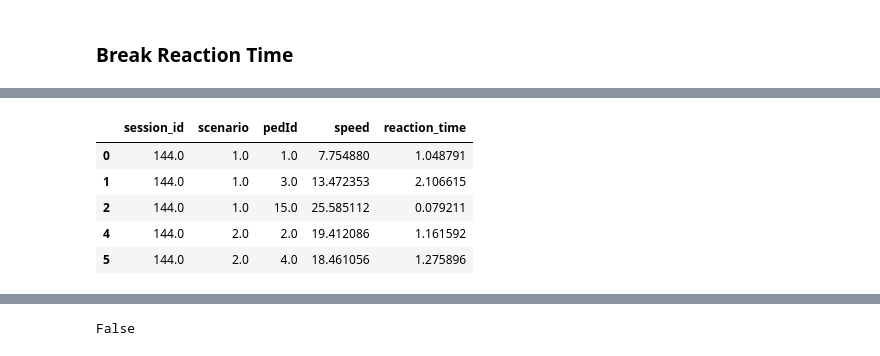
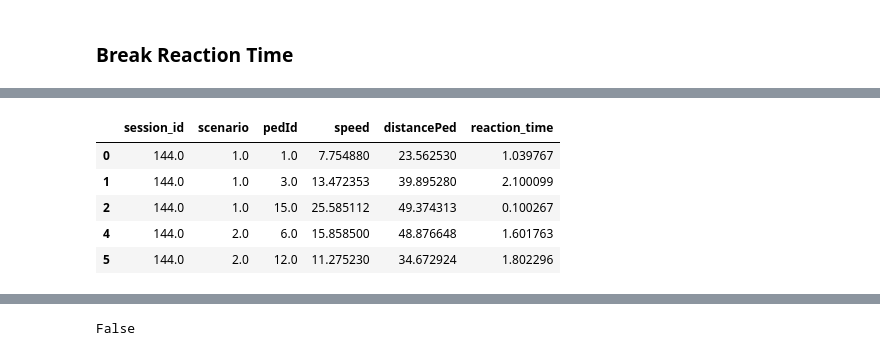
Before and after one commit to jcostamagna/tesisPresentacion, a Jupyter notebook: thesis_molding_fixed_time.ipynb, the cells around one changed output, grey strips where cells are left out. Saved outputs shown, nothing was run; the diff lists cells and outputs as text; code cells hidden in the pictures.

```diff
--- a/thesis_molding_fixed_time.ipynb
+++ b/thesis_molding_fixed_time.ipynb
@@ -39,0 +89,10 @@ df_joined = df_joined[(df_joined.pedId != 16)  & (df_joined.pedId != 17)  & (df_
+# %%
+df_joined.drop_duplicates(keep=False,inplace=True)
+# %%
+df_joined['acceleration'] = df_joined['speed'].diff()
+df_joined['steeringOriginal'] = df_joined['steering']
+df_joined['steering'] = df_joined['steering'].divide(65535)
+df_joined['brake'] = df_joined['brake'].divide(65535)
+df_joined['throttle'] = df_joined['throttle'].divide(65535)
+df = df_joined.groupby(['session_id', 'scenario', 'pedId'], as_index=False).count()
+print(df.shape)
@@ -39,0 +101,3 @@ df_joined = df_joined[(df_joined.pedId != 16)  & (df_joined.pedId != 17)  & (df_
+# %%
+df = df[(df.time >= 200)][['session_id', 'scenario', 'pedId']]
+print(df.shape)
@@ -39,0 +106,4 @@ df_joined = df_joined[(df_joined.pedId != 16)  & (df_joined.pedId != 17)  & (df_
+# %%
+df_joined = df_joined.merge(df.drop_duplicates(), on=['session_id', 'scenario', 'pedId'],
+                   how='left', indicator=True)
+df_joined = df_joined[df_joined._merge == 'both']
@@ -297,15 +238,16 @@ reactionBrake.head()
 # %%
-reactionPressBrake = firstRowPedCross[['session_id', 'scenario', 'pedId', 'speed']].copy()
-reactionPressBrake['reaction_time'] = (pd.to_datetime(reactionBrake['time_fin']) - pd.to_datetime(reactionBrake['time_init'])).dt.total_seconds()
+reactionPressBrake = firstRowPedCross[['session_id', 'scenario', 'pedId', 'speed', 'distancePed']].copy()
+reactionPressBrake['reaction_time'] = (pd.to_datetime(reactionBrake['time2_fin']) - pd.to_datetime(reactionBrake['time2_init'])).dt.total_seconds()
+#reactionPressBrake = reactionPressBrake.fillna(reactionPressBrake.reaction_time.max())
 reactionPressBrake = reactionPressBrake.dropna()
 reactionPressBrake.head()
 # %% [output]
-|  | session_id | scenario | pedId | speed | reaction_time |
-| 0 | 144.0 | 1.0 | 1.0 | 7.754880 | 1.048791 |
-| 1 | 144.0 | 1.0 | 3.0 | 13.472353 | 2.106615 |
-| 2 | 144.0 | 1.0 | 15.0 | 25.585112 | 0.079211 |
-| 4 | 144.0 | 2.0 | 2.0 | 19.412086 | 1.161592 |
-| 5 | 144.0 | 2.0 | 4.0 | 18.461056 | 1.275896 |
+|  | session_id | scenario | pedId | speed | distancePed | reaction_time |
+| 0 | 144.0 | 1.0 | 1.0 | 7.754880 | 23.562530 | 1.039767 |
+| 1 | 144.0 | 1.0 | 3.0 | 13.472353 | 39.895280 | 2.100099 |
+| 2 | 144.0 | 1.0 | 15.0 | 25.585112 | 49.374313 | 0.100267 |
+| 4 | 144.0 | 2.0 | 6.0 | 15.858500 | 48.876648 | 1.601763 |
+| 5 | 144.0 | 2.0 | 12.0 | 11.275230 | 34.672924 | 1.802296 |
 # %%
 reactionPressBrake.shape
 # %% [output]
```
Also changed, not shown: parts of 78 cells of this notebook.
